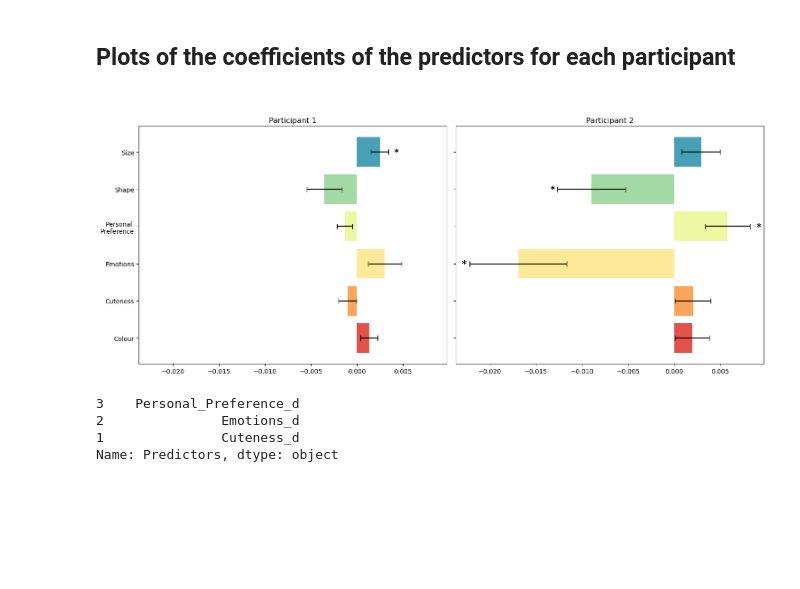
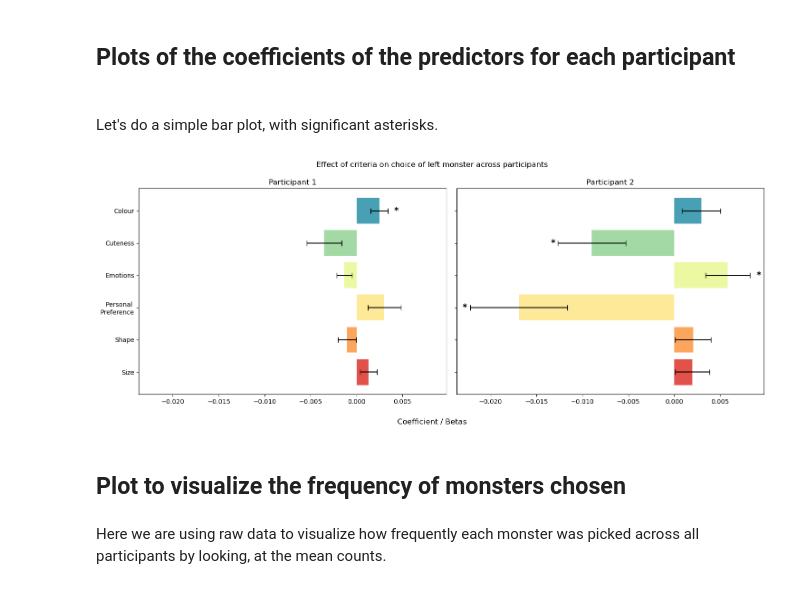
Before and after one commit to Christumas/Cognitive_Maps_Monsters_DataAnalysisCode, a Jupyter notebook: Plots.ipynb, the cells around one changed output. Saved outputs shown, nothing was run; the diff lists cells and outputs as text; code cells hidden in the pictures; blank space fills up the shorter version.

```diff
--- a/Plots.ipynb
+++ b/Plots.ipynb
@@ -9,6 +9,8 @@ from PIL import Image
 from matplotlib.offsetbox import OffsetImage, AnnotationBbox
 # %% [markdown]
 <h2>Plots of the coefficients of the predictors for each participant <h2>
+# %% [markdown]
+<p>Let's do a simple bar plot, with significant asterisks.</p>
 # %%
 #helper function to calculate number of subplots
 def calc_subplots(n_datasets,ncolumns):
@@ -32,43 +34,44 @@ color_palette = sns.color_palette(palette='Spectral') #grab a colour palette for
 
 for index, participant_data in enumerate(results_folder):
     data = pd.read_csv(f'LogisticModel_Results/{participant_data}') #get the dataframe
-    data = data.sort_values(by='Predictors', ascending=False)
+    data = data.sort_values(by='Predictors', ascending=False) #setting the order to descending so they appear from top to bottom on the y axis (colors to size)
 
     ax = axes.flatten()[index] #do this so it effortlessly loops over the subplot axes and plots the participant data
 
     predictors = data['Predictors']#get the x axis values which will be the coefficients
     coefficients = data['Coef.']
     error = data['Std.Err.'] * 0.95 #for 95% CI
-    ytick_labels = ['Colour', 'Cuteness', 'Emotions','Personal \nPreference','Shape','Size'] #reset original labels from the table
 
+    ax.barh(predictors,coefficients,xerr=error, align='center', capsize=4, color=color_palette)
+    ax.set_title(f'Participant {index + 1}')
 
 
     #adding asterisks for significant predictors
     sig_predictors = data.loc[data['pvalues'] <= 0.05, 'Predictors'].astype(str)
 
     for i, row in data.iterrows(): #for each row in the data
         predictor = row['Predictors'] #get the predictor value for that row
         coeff = row['Coef.'] #get the corresponding coefficient value
         stderr = row['Std.Err.']
 
         if predictor in sig_predictors.values: #and if the predictor is in the list of significant predictors
             xpos = coeff + (stderr + 0.0006)*np.sign(coeff) #x position of the asterisk, offsetting it by
             #note the 0.0006 was a random number i got by playing around to ensure the asterisk lands a little over
             #the upper bound of the error bar
             ypos = predictor
             ax.text(xpos, ypos, '*', ha='left', va='center', fontsize=14, fontweight='bold')
 
-    ax.barh(predictors,coefficients,xerr=error, align='center', capsize=4, color=color_palette)
-    ax.set_title(f'Participant {index + 1}')
+
+    ytick_labels = ['Colour', 'Cuteness', 'Emotions','Personal \nPreference','Shape','Size'] #reset original labels from the table
+    ytick_labels = sorted(ytick_labels, reverse=True) #rearranging the above labels in descending order so they are placed correctly from top to bottom, according to how the predictors were sorted (descending order) before plotting
     ax.set_yticklabels(ytick_labels)
 
-plt.tight_layout()
+fig.supxlabel('Coefficient / Betas')
+fig.suptitle('Effect of criteria on choice of left monster across participants')
+plt.tight_layout(pad=1.3)
 # %% [output]
-[figure, old version]
+[figure, new version]
-# %%
-data.loc[data['pvalues'] <=0.05, 'Predictors' ]
-# %% [output]
-3    Personal_Preference_d
-2               Emotions_d
-1               Cuteness_d
-Name: Predictors, dtype: object
+# %% [markdown]
+<h2>Plot to visualize the frequency of monsters chosen</h2>
+# %% [markdown]
+<p>Here we are using raw data to visualize how frequently each monster was picked across all participants by looking, at the mean counts.</p>
```
Also changed, not shown: parts of 3 cells of this notebook.
